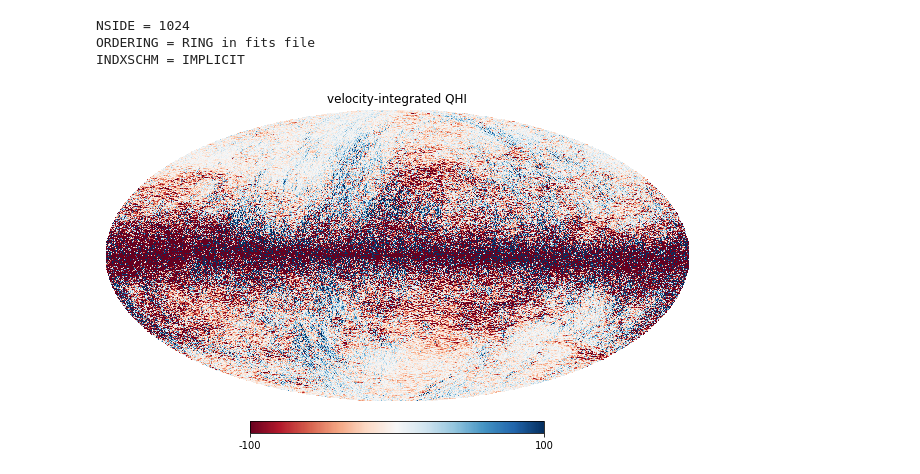
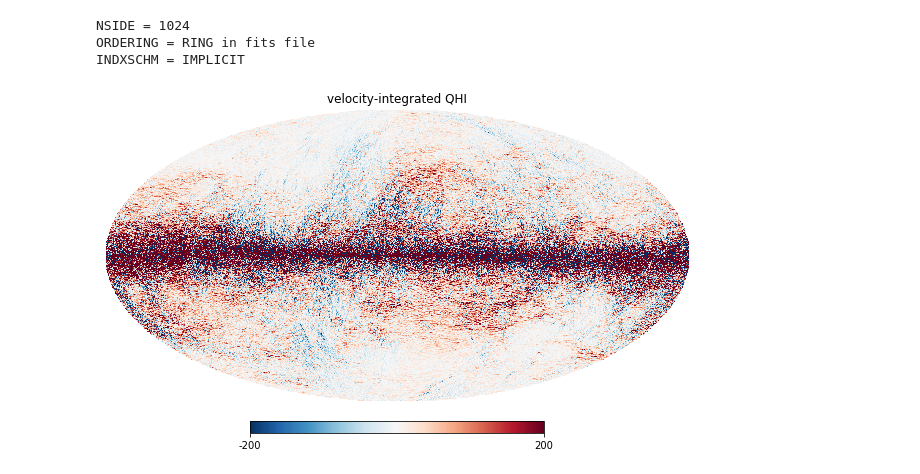
Before and after one commit to seclark/ClarkHensley2019, a Jupyter notebook: notebooks/Demo_ClarkHensley19_HI4PI_maps.ipynb, the cells around one changed output. Cells and saved outputs as stored; diff of their text form; code cells hidden in the pictures.

```diff
--- a/notebooks/Demo_ClarkHensley19_HI4PI_maps.ipynb
+++ b/notebooks/Demo_ClarkHensley19_HI4PI_maps.ipynb
@@ -75,6 +75,6 @@ NSIDE = 1024
 ORDERING = RING in fits file
 INDXSCHM = IMPLICIT
 # %%
-hp.mollview(QHI, cmap="RdBu", min=-100, max=100, title="velocity-integrated QHI");
+hp.mollview(QHI, cmap="RdBu_r", min=-200, max=200, title="velocity-integrated QHI");
 # %% [output]
-[figure, old version]
+[figure, new version]
```
Also changed, not shown: parts of 2 cells of this notebook.
